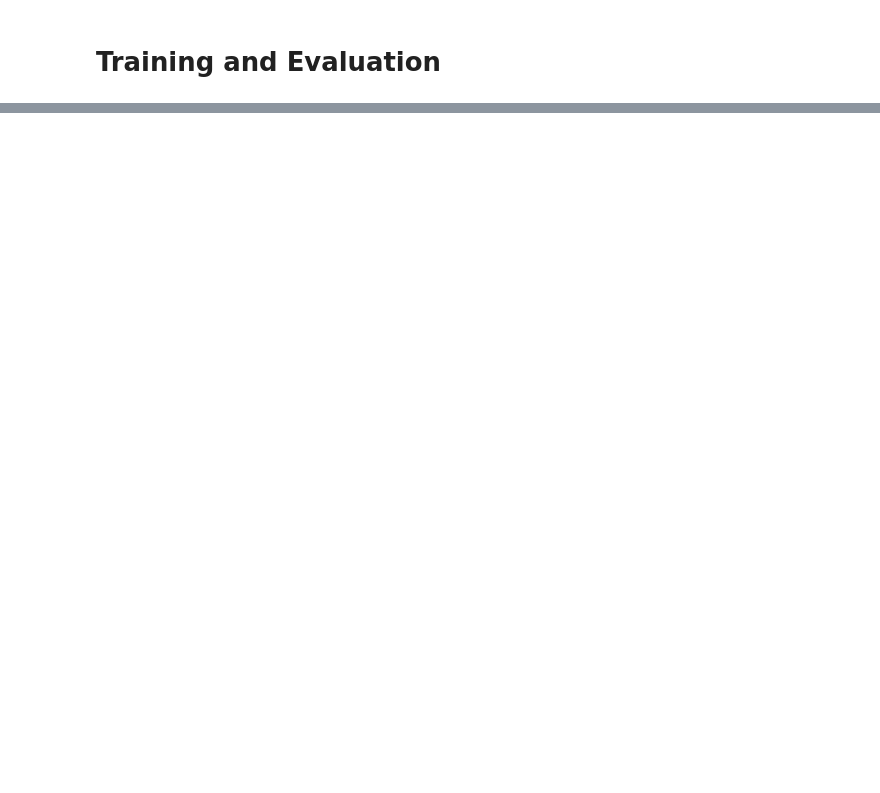
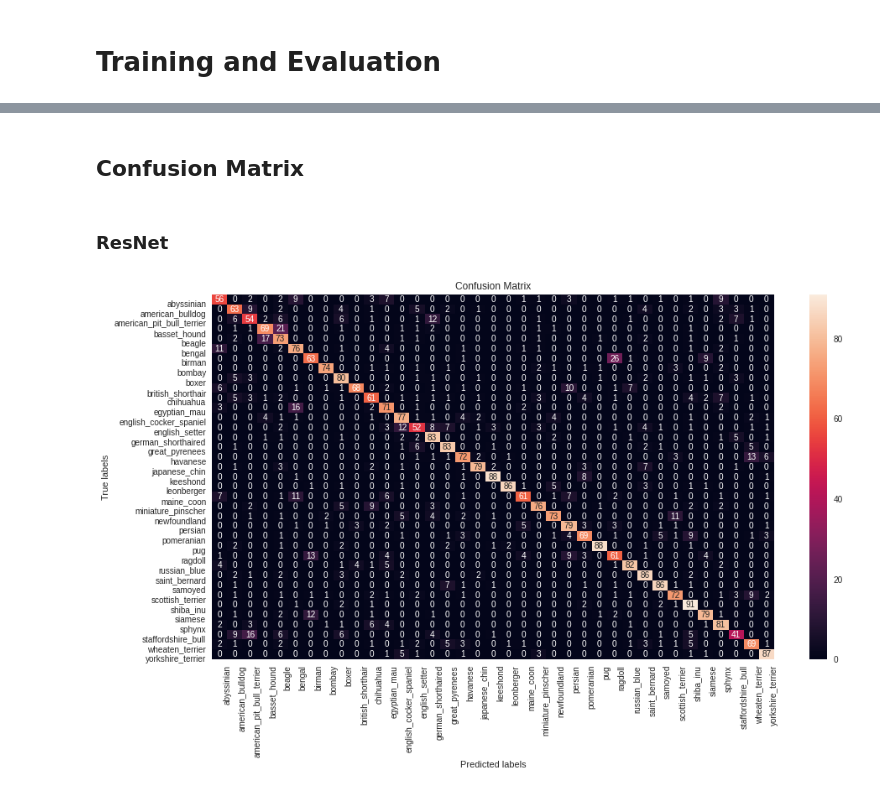
Before and after one commit to Dhagash4/CudaVision, a Jupyter notebook: assignment-4/experiment_2.ipynb, the cells around one changed output, grey strips where cells are left out. Saved outputs shown, nothing was run; the diff lists cells and outputs as text; code cells hidden in the pictures; blank space fills up the shorter version.

```diff
--- a/assignment-4/experiment_2.ipynb
+++ b/assignment-4/experiment_2.ipynb
@@ -368,0 +614,18 @@ Epoch 1/50
+# %% [markdown]
+## Confusion Matrix
+# %% [markdown]
+### ResNet
+# %%
+acc_resnet, labels_resnet,pred_resnet = test_model(model_resnet1)
+# %%
+labels_resnet = np.concatenate(labels_resnet,axis=0)
+pred_resnet = np.concatenate(pred_resnet,axis=0)
+# %%
+cm_resnet = confusion_matrix(labels_resnet,pred_resnet)
+
+plot_confusion_matrix(cm_resnet)
+plt.gcf().set_size_inches(15, 8)
+
+plt.show()
+# %% [output]
+[figure, added]
```
Also changed, not shown: parts of 35 cells of this notebook, 4 other files.
